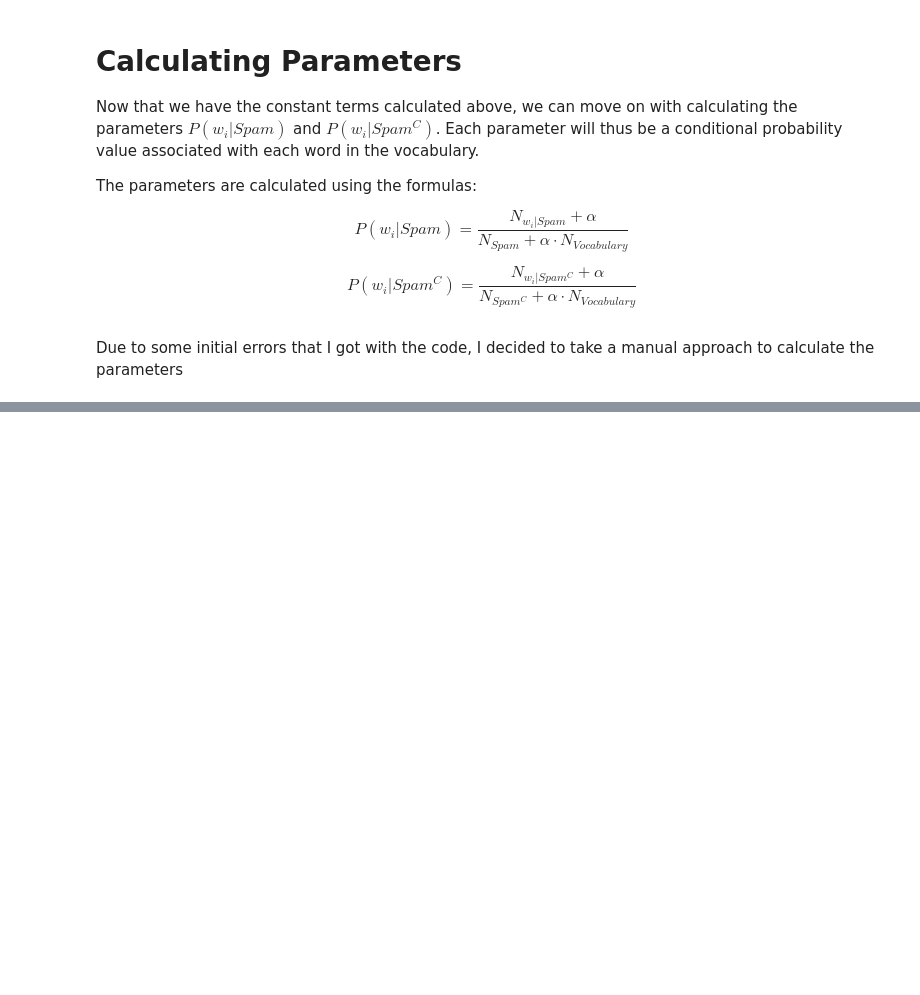
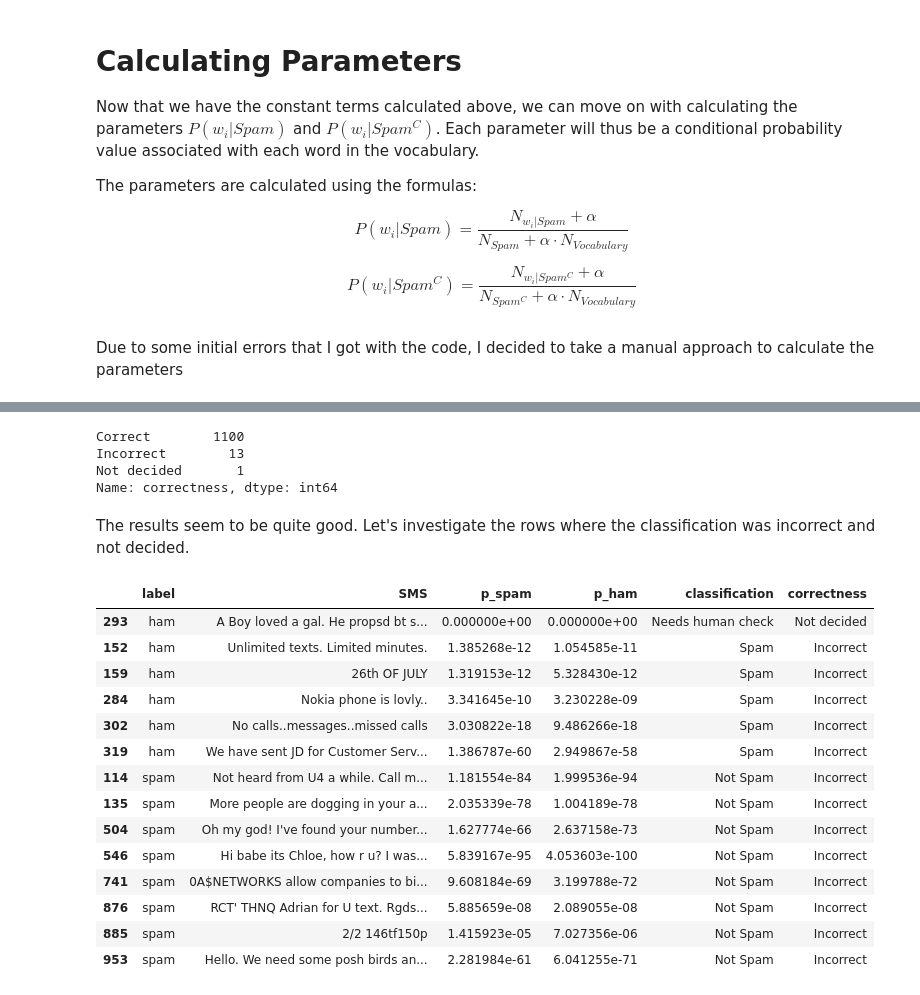
Before and after one commit to VallentinDS/Data-Science-Projects, a Jupyter notebook: Spam Filter with Naive Bayes/Building+A+Spam+Filter+with+Naive+Bayes.ipynb, the cells around one changed output, grey strips where cells are left out. Drawn from its saved outputs; the diff is of its cells as text; code cells hidden in the pictures; blank space fills up the shorter version.

Commit message:
Project finished: accuracy 98.74%

```diff
--- a/Spam Filter with Naive Bayes/Building+A+Spam+Filter+with+Naive+Bayes.ipynb
+++ b/Spam Filter with Naive Bayes/Building+A+Spam+Filter+with+Naive+Bayes.ipynb
@@ -311,0 +450,7 @@ parameters_spam
+# %%
+# initializing the columns
+df_test['p_spam'] = 0
+df_test['p_ham'] = 0
+df_test['classification'] = 'to do'
+
+df_test.head()
@@ -311,0 +464,10 @@ parameters_spam
+# %%
+# Filling the columns with the values from the classify function
+df_test['p_spam'] = df_test['SMS'].apply(lambda SMS:classify(SMS)[0])
+df_test['p_ham'] = df_test['SMS'].apply(lambda SMS: classify(SMS)[1])
+df_test['classification'] = df_test['SMS'].apply(lambda SMS: classify(SMS)[2])
+
+# Summary statistics
+print(df_test['classification'].value_counts())
+print('\n')
+print(df_test['classification'].value_counts(normalize=True)*100)
@@ -311,0 +511,17 @@ parameters_spam
+# %%
+def is_correct(row):
+    output = 'Not decided'
+
+    if row['label'] == 'spam':
+        if row['classification'] == 'Spam':
+            output = 'Correct'
+        if row['classification'] == 'Not Spam':
+            output = 'Incorrect'
+
+    if row['label'] == 'ham':
+        if row['classification'] == 'Spam':
+            output = 'Incorrect'
+        if row['classification'] == 'Not Spam':
+            output = 'Correct'
+
+    return output
@@ -311,0 +532,3 @@ parameters_spam
+# %%
+df_test['correctness'] = 'To be checked'
+df_test['correctness'] = df_test.apply(is_correct, axis=1)
@@ -311,0 +549,33 @@ parameters_spam
+# %%
+print(df_test['correctness'].value_counts())
+print('\n')
+
+# this also gives our accuracy for the model, but for learning purposes
+# I will use another method
+# print(df_test['correctness'].value_counts(normalize=True)*100)
+# %% [output]
+Correct        1100
+Incorrect        13
+Not decided       1
+Name: correctness, dtype: int64
+# %% [markdown]
+The results seem to be quite good. Let's investigate the rows where the classification was incorrect and not decided.
+# %%
+incorrect_classification = df_test[df_test['correctness'] != 'Correct'].sort_values(['label', 'classification'])
+incorrect_classification
+# %% [output]
+|  | label | SMS | p_spam | p_ham | classification | correctness |
+| 293 | ham | A Boy loved a gal. He propsd bt s... | 0.000000e+00 | 0.000000e+00 | Needs human check | Not decided |
+| 152 | ham | Unlimited texts. Limited minutes. | 1.385268e-12 | 1.054585e-11 | Spam | Incorrect |
+| 159 | ham | 26th OF JULY | 1.319153e-12 | 5.328430e-12 | Spam | Incorrect |
+| 284 | ham | Nokia phone is lovly.. | 3.341645e-10 | 3.230228e-09 | Spam | Incorrect |
+| 302 | ham | No calls..messages..missed calls | 3.030822e-18 | 9.486266e-18 | Spam | Incorrect |
+| 319 | ham | We have sent JD for Customer Serv... | 1.386787e-60 | 2.949867e-58 | Spam | Incorrect |
+| 114 | spam | Not heard from U4 a while. Call m... | 1.181554e-84 | 1.999536e-94 | Not Spam | Incorrect |
+| 135 | spam | More people are dogging in your a... | 2.035339e-78 | 1.004189e-78 | Not Spam | Incorrect |
+| 504 | spam | Oh my god! I've found your number... | 1.627774e-66 | 2.637158e-73 | Not Spam | Incorrect |
+| 546 | spam | Hi babe its Chloe, how r u? I was... | 5.839167e-95 | 4.053603e-100 | Not Spam | Incorrect |
+| 741 | spam | 0A$NETWORKS allow companies to bi... | 9.608184e-69 | 3.199788e-72 | Not Spam | Incorrect |
+| 876 | spam | RCT' THNQ Adrian for U text. Rgds... | 5.885659e-08 | 2.089055e-08 | Not Spam | Incorrect |
+| 885 | spam | 2/2 146tf150p | 1.415923e-05 | 7.027356e-06 | Not Spam | Incorrect |
+| 953 | spam | Hello. We need some posh birds an... | 2.281984e-61 | 6.041255e-71 | Not Spam | Incorrect |
```
Also changed, not shown: parts of 40 cells of this notebook.
